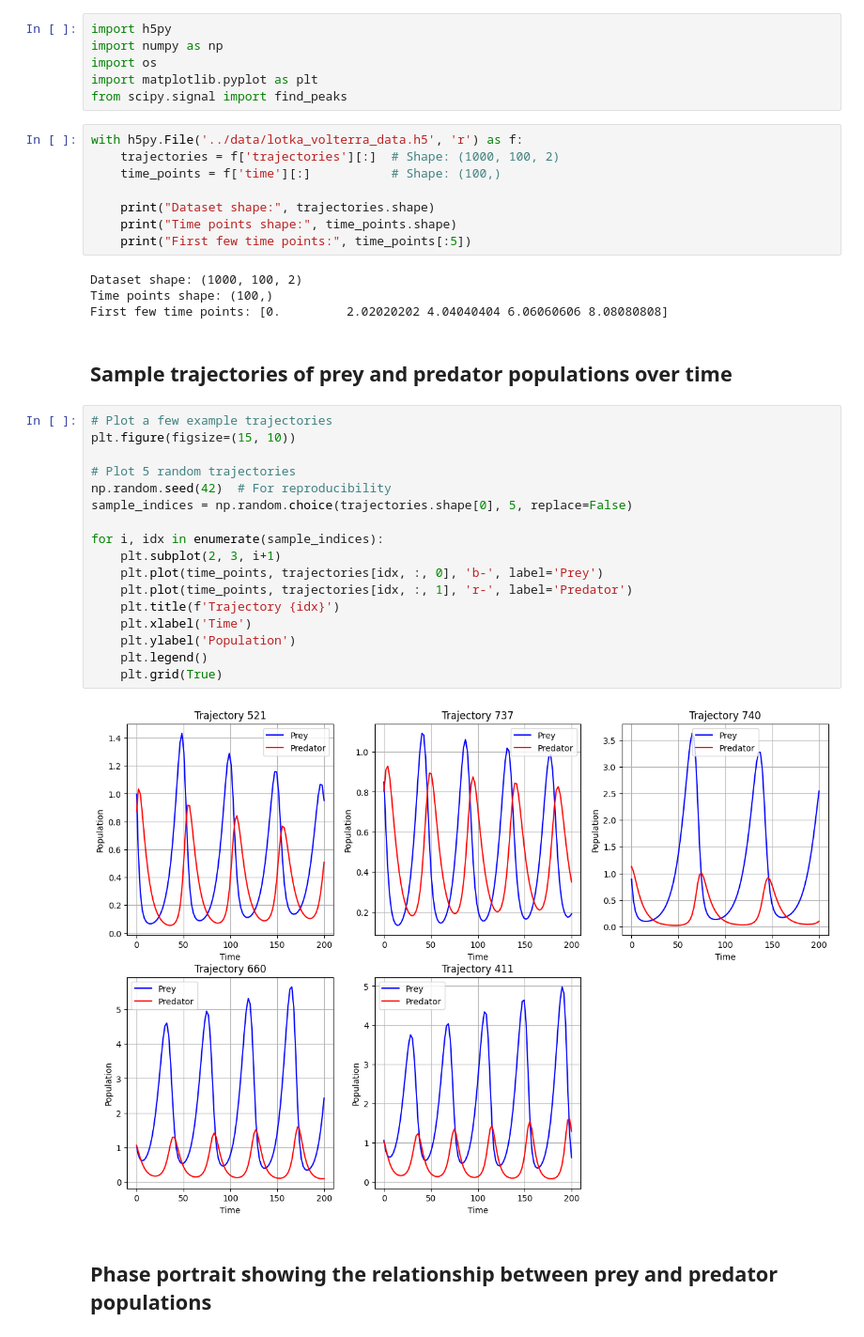
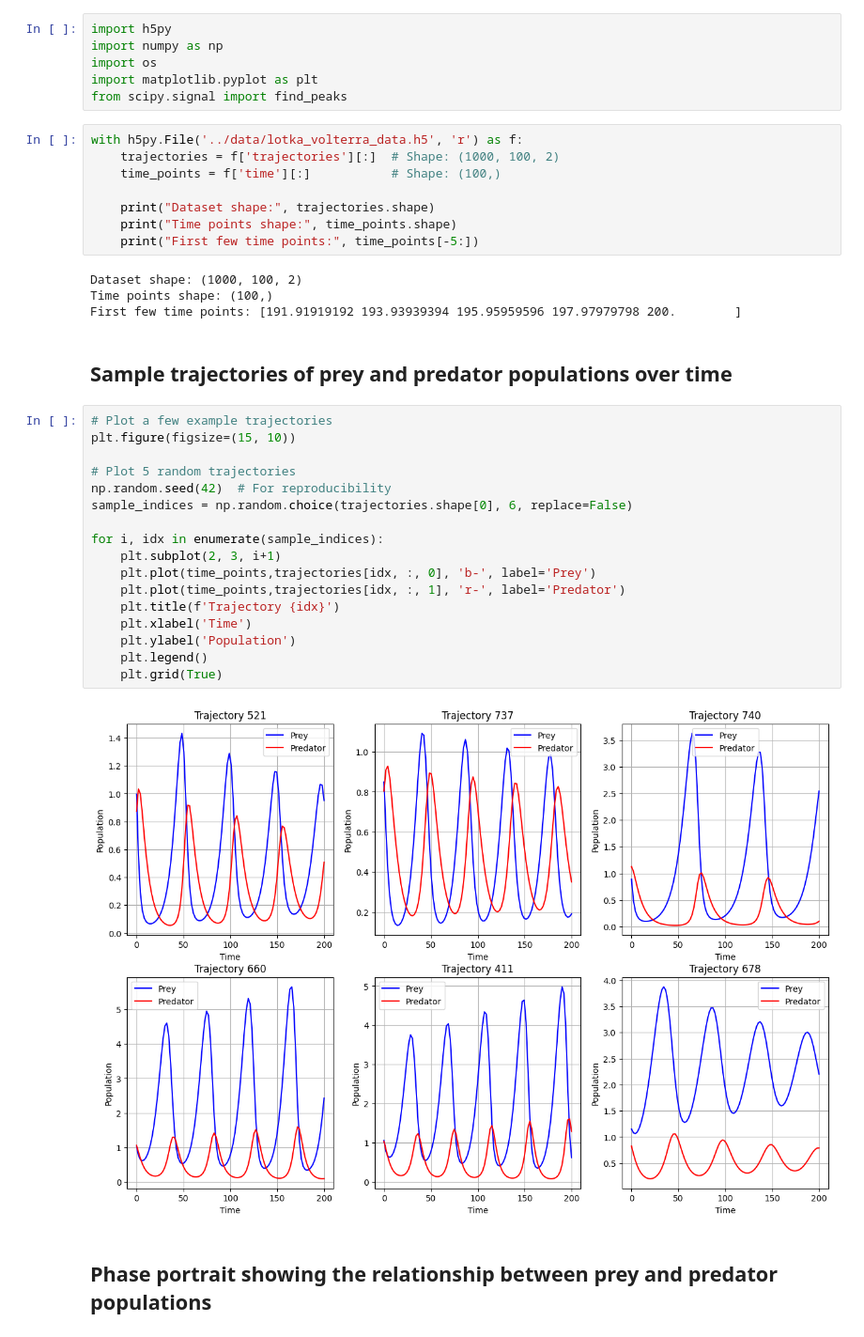
Before and after one commit to AprilQx/Lora, a Jupyter notebook: notebooks/data_exploration.ipynb, the cells around one changed output. Shown at 94% size. Drawn from its saved outputs; the diff is of its cells as text.

```diff
--- a/notebooks/data_exploration.ipynb
+++ b/notebooks/data_exploration.ipynb
@@ -11,32 +11,32 @@ with h5py.File('../data/lotka_volterra_data.h5', 'r') as f:
 
     print("Dataset shape:", trajectories.shape)
     print("Time points shape:", time_points.shape)
-    print("First few time points:", time_points[:5])
+    print("First few time points:", time_points[-5:])
 # %% [output]
 Dataset shape: (1000, 100, 2)
 Time points shape: (100,)
-First few time points: [0.         2.02020202 4.04040404 6.06060606 8.08080808]
+First few time points: [191.91919192 193.93939394 195.95959596 197.97979798 200.        ]
 # %% [markdown]
 ## Sample trajectories of prey and predator populations over time
 # %%
 # Plot a few example trajectories
 plt.figure(figsize=(15, 10))
 
 # Plot 5 random trajectories
 np.random.seed(42)  # For reproducibility
-sample_indices = np.random.choice(trajectories.shape[0], 5, replace=False)
+sample_indices = np.random.choice(trajectories.shape[0], 6, replace=False)
 
 for i, idx in enumerate(sample_indices):
     plt.subplot(2, 3, i+1)
-    plt.plot(time_points, trajectories[idx, :, 0], 'b-', label='Prey')
-    plt.plot(time_points, trajectories[idx, :, 1], 'r-', label='Predator')
+    plt.plot(time_points,trajectories[idx, :, 0], 'b-', label='Prey')
+    plt.plot(time_points,trajectories[idx, :, 1], 'r-', label='Predator')
     plt.title(f'Trajectory {idx}')
     plt.xlabel('Time')
     plt.ylabel('Population')
     plt.legend()
     plt.grid(True)
 # %% [output]
-[figure, old version]
+[figure, new version]
 # %% [markdown]
 ## Phase portrait showing the relationship between prey and predator populations
 # %%
```
Also changed, not shown: parts of 2 cells of this notebook, 7 other files.
